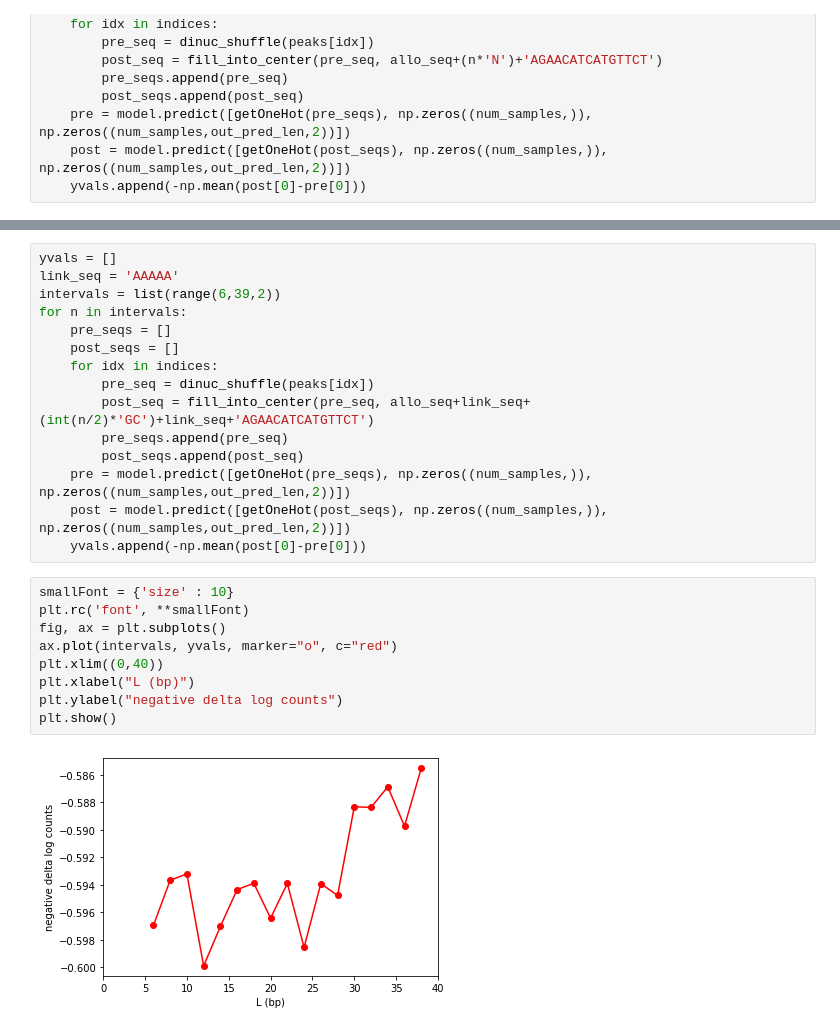
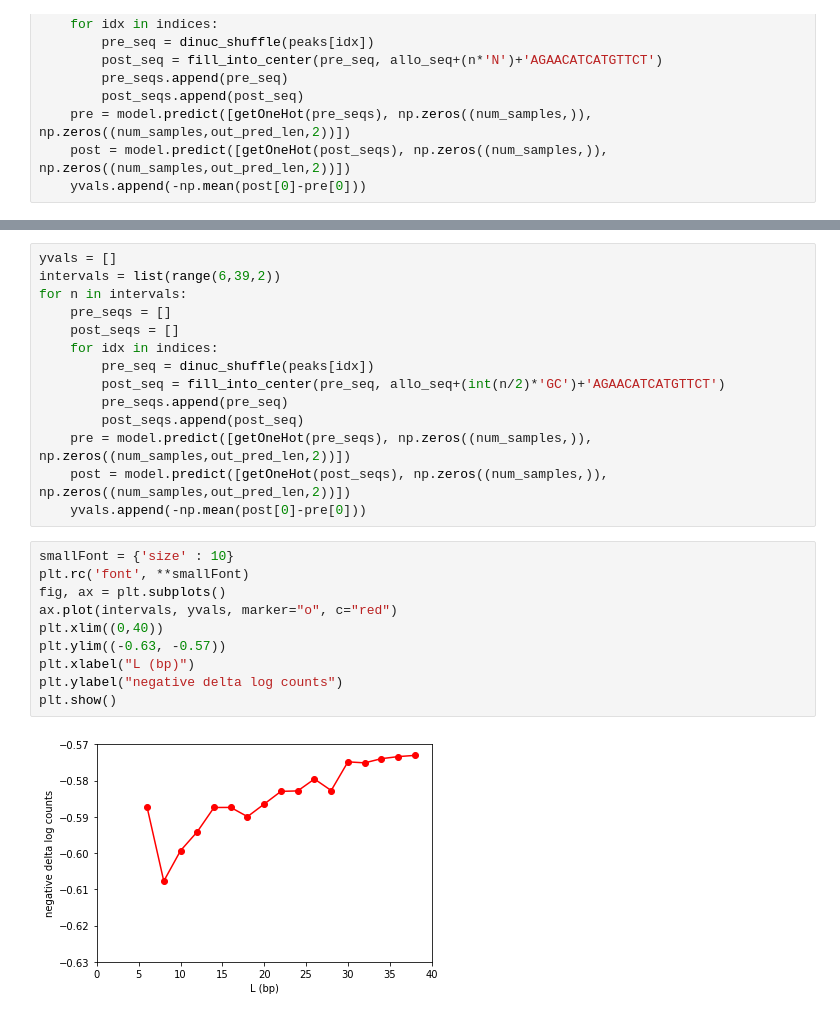
Before and after one commit to kundajelab/pho4, a Jupyter notebook: allostery_GR.ipynb, the cells around one changed output, grey strips where cells are left out. Cells and saved outputs as stored; diff of their text form.

```diff
--- a/allostery_GR.ipynb
+++ b/allostery_GR.ipynb
@@ -223,13 +223,12 @@ plt.show()
 # %%
 yvals = []
-link_seq = 'AAAAA'
 intervals = list(range(6,39,2))
 for n in intervals:
     pre_seqs = []
     post_seqs = []
     for idx in indices:
         pre_seq = dinuc_shuffle(peaks[idx])
-        post_seq = fill_into_center(pre_seq, allo_seq+link_seq+(int(n/2)*'GC')+link_seq+'AGAACATCATGTTCT')
+        post_seq = fill_into_center(pre_seq, allo_seq+(int(n/2)*'GC')+'AGAACATCATGTTCT')
         pre_seqs.append(pre_seq)
         post_seqs.append(post_seq)
     pre = model.predict([getOneHot(pre_seqs), np.zeros((num_samples,)), np.zeros((num_samples,out_pred_len,2))])
@@ -238,11 +237,12 @@ for n in intervals:
 # %%
 smallFont = {'size' : 10}
 plt.rc('font', **smallFont)
 fig, ax = plt.subplots()
 ax.plot(intervals, yvals, marker="o", c="red")
 plt.xlim((0,40))
+plt.ylim((-0.63, -0.57))
 plt.xlabel("L (bp)")
 plt.ylabel("negative delta log counts")
 plt.show()
 # %% [output]
-[figure, old version]
+[figure, new version]
```
Also changed, not shown: parts of 4 cells of this notebook.
